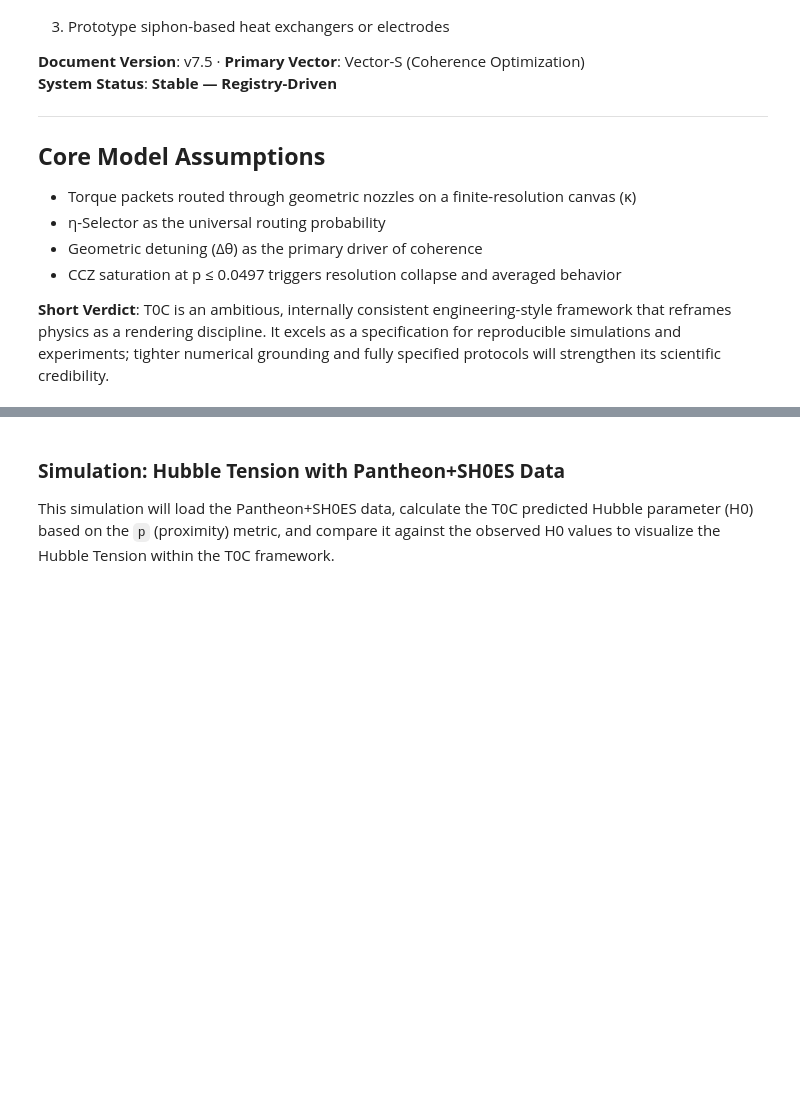
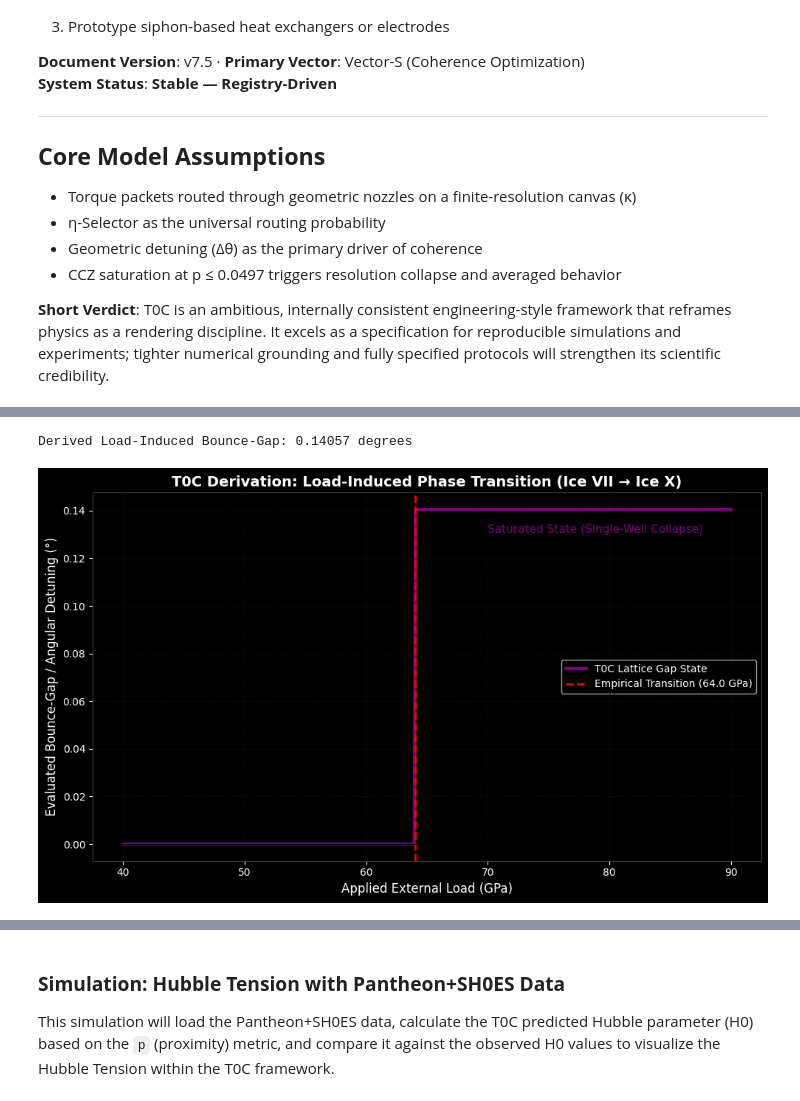
Before and after one commit to Titantus/Truth-Zero-C, a Jupyter notebook: T0C_Unified_Master_Showcase.ipynb, the cells around one changed output, grey strips where cells are left out. Drawn from its saved outputs; the diff is of its cells as text; code cells hidden in the pictures; blank space fills up the shorter version.

```diff
--- a/T0C_Unified_Master_Showcase.ipynb
+++ b/T0C_Unified_Master_Showcase.ipynb
@@ -766,0 +1221,53 @@ calculate_cop_sensitivity()
+# %%
+# @title
+import numpy as np
+import matplotlib.pyplot as plt
+
+# --- T0C Registry Constants ---
+p_c = 0.0497  # Critical proximity (Saturation Threshold)
+empirical_transition_gpa = 64.0  # Known Ice VII to Ice X transition pressure
+
+# --- DERIVATION: The Bounce-Gap ---
+# In geometric routing, the transition from a volumetric radial limit (p_c)
+# to a 1D angular structural limit scales by sqrt(8).
+derived_bounce_gap = p_c * np.sqrt(8)
+print(f"Derived Load-Induced Bounce-Gap: {derived_bounce_gap:.5f} degrees")
+
+def evaluate_dynamic_bounce_gap(pressure_gpa):
+    """
+    Evaluates the Bounce-Gap as a conditional, load-induced phase transition.
+    The gap is 0.0 in a neutral state, scaling to the derived constant under torque saturation.
+    """
+    if pressure_gpa >= empirical_transition_gpa:
+        return derived_bounce_gap
+    else:
+        return 0.0
+
+# --- SIMULATION: Ice VII/X Acoustic Phase Transition ---
+pressure_array = np.linspace(40, 90, 500)
+# Calculate the state of the lattice gap across the pressure sweep
+lattice_gap_states = np.array([evaluate_dynamic_bounce_gap(p) for p in pressure_array])
+
+# Plotting the Falsifiable Output
+plt.figure(figsize=(10, 6))
+plt.plot(pressure_array, lattice_gap_states, color='purple', linewidth=3, label='T0C Lattice Gap State')
+
+# Overlay the Empirical Data Marker
+plt.axvline(x=empirical_transition_gpa, color='red', linestyle='--', linewidth=2,
+            label=f'Empirical Transition ({empirical_transition_gpa} GPa)')
+
+# Formatting the output to match professional journal standards
+plt.title('T0C Derivation: Load-Induced Phase Transition (Ice VII → Ice X)', fontsize=14, fontweight='bold')
+plt.xlabel('Applied External Load (GPa)', fontsize=12)
+plt.ylabel('Evaluated Bounce-Gap / Angular Detuning (°)', fontsize=12)
+plt.axhline(y=0, color='black', linewidth=1)
+plt.annotate('Neutral State (Double-Well)', xy=(50, 0.005), fontsize=11, color='black')
+plt.annotate('Saturated State (Single-Well Collapse)', xy=(70, derived_bounce_gap - 0.01), fontsize=11, color='purple')
+
+plt.legend(loc='center right')
+plt.grid(True, linestyle=':', alpha=0.7)
+plt.tight_layout()
+plt.show()
+# %% [output]
+Derived Load-Induced Bounce-Gap: 0.14057 degrees
+[figure, added]
```
Also changed, not shown: parts of 27 cells of this notebook.
